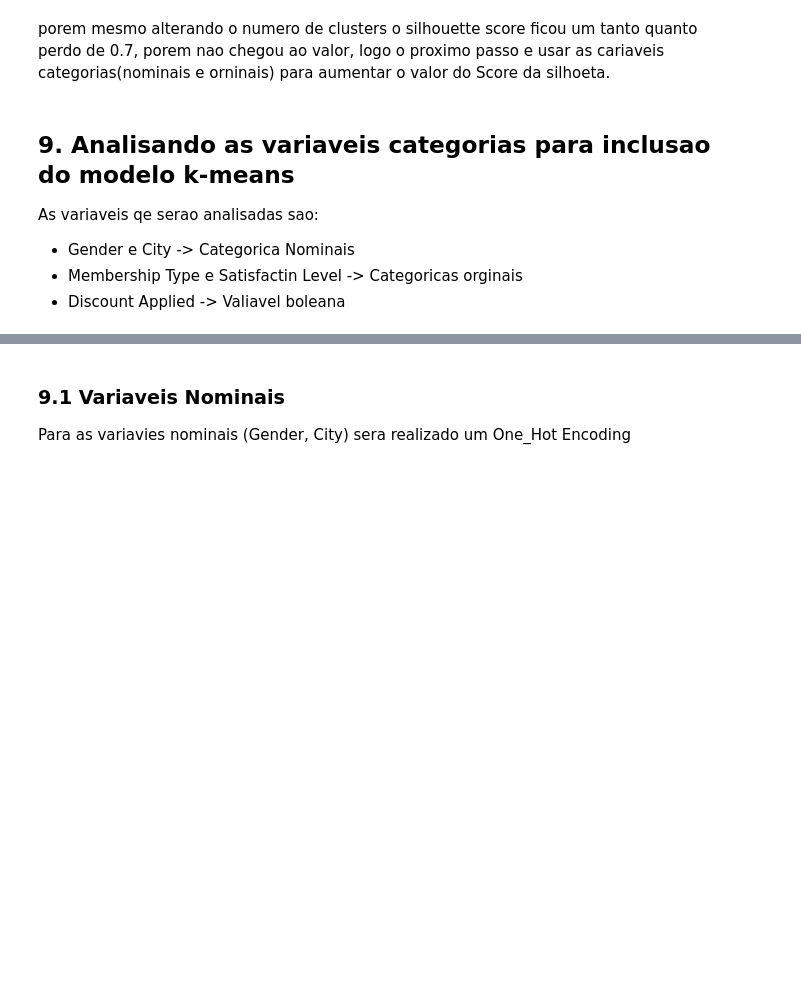
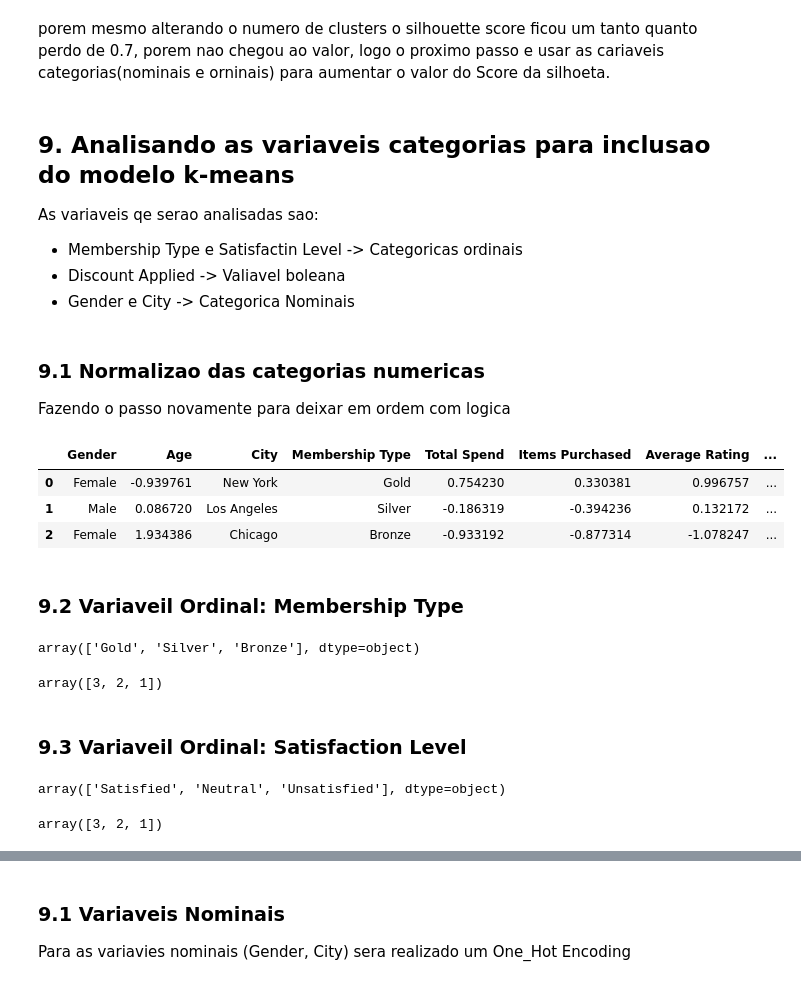
Before and after one commit to HammadN98/Segmentacao_de_Clientes_para_E-commerce, a Jupyter notebook: notebooks/E_commerce_behavior.ipynb, the cells around one changed output, grey strips where cells are left out. Drawn from its saved outputs; the diff is of its cells as text; code cells hidden in the pictures; blank space fills up the shorter version.

```diff
--- a/notebooks/E_commerce_behavior.ipynb
+++ b/notebooks/E_commerce_behavior.ipynb
@@ -399,6 +399,50 @@ porem mesmo alterando o numero de clusters o silhouette score ficou um tanto qua
 ## 9. Analisando as variaveis categorias para inclusao do modelo k-means
 
 As variaveis qe serao analisadas sao:
+
+ * Membership Type e Satisfactin Level -> Categoricas ordinais
+ * Discount Applied -> Valiavel boleana
  * Gender e City -> Categorica Nominais
- * Membership Type e Satisfactin Level -> Categoricas orginais
- * Discount Applied -> Valiavel boleana
+# %% [markdown]
+### 9.1 Normalizao das categorias numericas
+
+Fazendo o passo novamente para deixar em ordem com logica
+# %%
+scaler = StandardScaler()
+
+#num_columns = colunas numericas
+dados[num_columns] = scaler.fit_transform(dados[num_columns])
+dados.head(3)
+# %% [output]
+|  | Gender | Age | City | Membership Type | Total Spend | Items Purchased | Average Rating | ... |
+| 0 | Female | -0.939761 | New York | Gold | 0.754230 | 0.330381 | 0.996757 | ... |
+| 1 | Male | 0.086720 | Los Angeles | Silver | -0.186319 | -0.394236 | 0.132172 | ... |
+| 2 | Female | 1.934386 | Chicago | Bronze | -0.933192 | -0.877314 | -1.078247 | ... |
+# %% [markdown]
+### 9.2 Variaveil Ordinal: Membership Type
+# %%
+#qauntidade de valores a serem mapeados?
+dados['Membership Type'].unique()
+# 3 valores
+# %% [output]
+array(['Gold', 'Silver', 'Bronze'], dtype=object)
+# %%
+member_map = {"Bronze": 1, "Silver": 2, "Gold": 3}
+dados['Membership Type'] = dados['Membership Type'].map(member_map)
+dados['Membership Type'].unique()
+# %% [output]
+array([3, 2, 1])
+# %% [markdown]
+### 9.3 Variaveil Ordinal: Satisfaction Level
+# %%
+#QUantas niveis de satisfacao existem nois dados?
+dados['Satisfaction Level'].unique()
+# 3 niveis
+# %% [output]
+array(['Satisfied', 'Neutral', 'Unsatisfied'], dtype=object)
+# %%
+member_map = {"Unsatisfied": 1, "Neutral": 2, "Satisfied": 3}
+dados['Satisfaction Level'] = dados['Satisfaction Level'].map(member_map)
+dados['Satisfaction Level'].unique()
+# %% [output]
+array([3, 2, 1])
```
Also changed, not shown: parts of 28 cells of this notebook.
